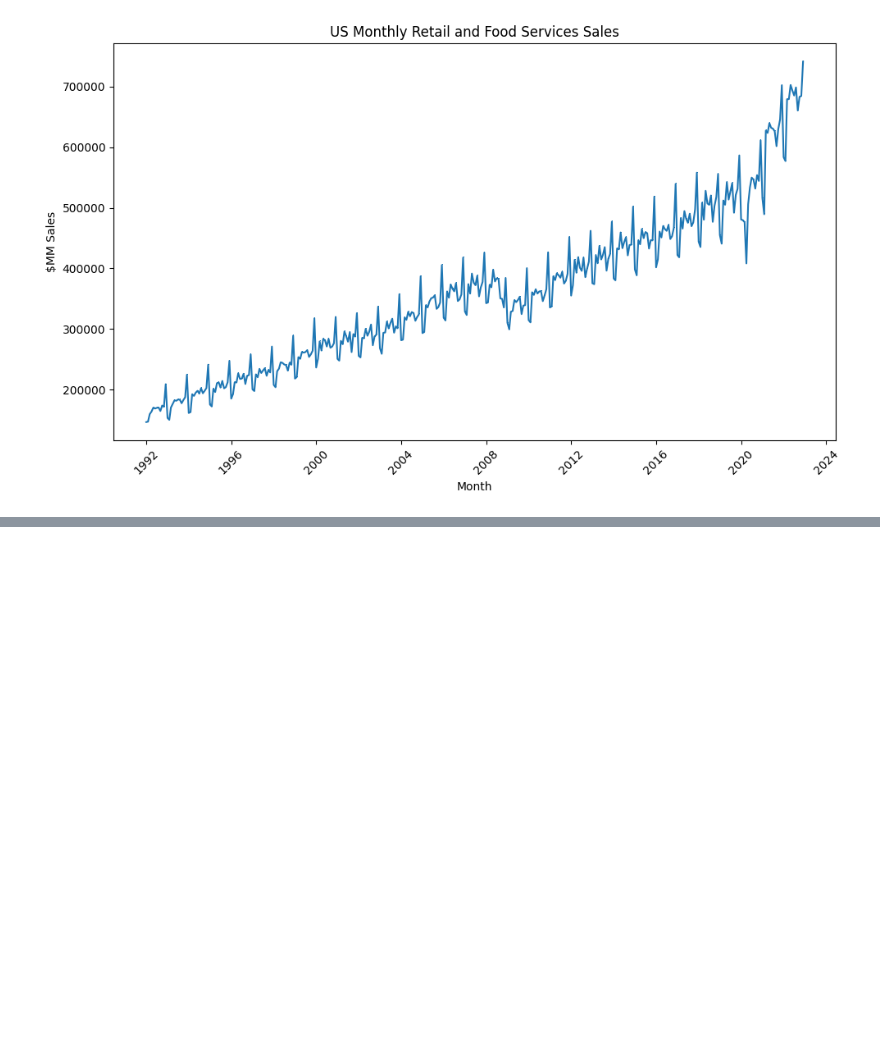
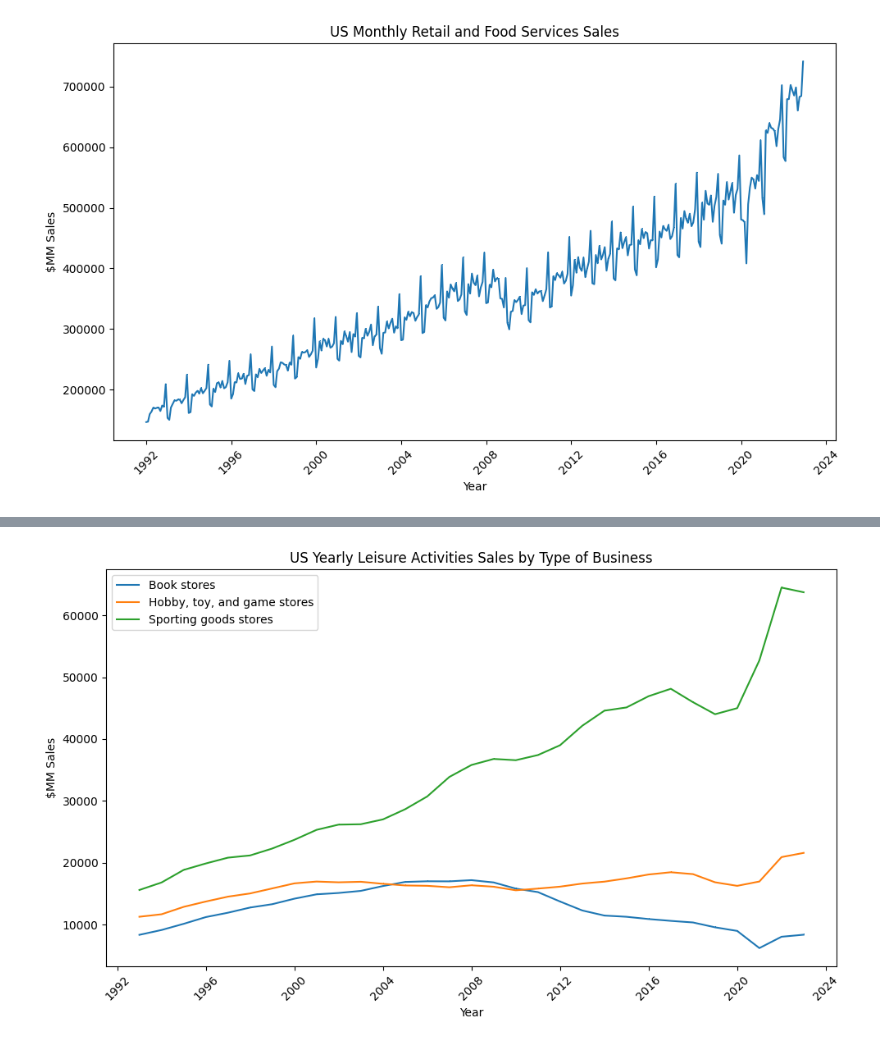
Before and after one commit to luizamfsantos/US-Retail-Sales-Data-Exploration, a Jupyter notebook: data_analysis.ipynb, the cells around one changed output, grey strips where cells are left out. Saved outputs shown, nothing was run; the diff lists cells and outputs as text; code cells hidden in the pictures; blank space fills up the shorter version.

```diff
--- a/data_analysis.ipynb
+++ b/data_analysis.ipynb
@@ -126,0 +200,27 @@ plt.show()
+# %%
+# Group data by "Kind of Business" and Aggregate yearly
+grouped_leisure_activities = leisure_activities.groupby(['Kind of Business', pd.Grouper(freq='A')]).sum()
+# Reset index to convert "Kind of Business" back to a column
+grouped_leisure_activities.reset_index(inplace=True)
+# %%
+
+# Plot the time series
+plt.figure(figsize=(10, 6))
+
+for name, group in grouped_leisure_activities.groupby('Kind of Business'):
+    plt.plot(group['Date'], group['Sales'], marker=',', linestyle='-', label=name)
+
+# Add labels and title
+plt.xlabel('Year')
+plt.ylabel('$MM Sales')
+plt.title('US Yearly Leisure Activities Sales by Type of Business')
+plt.legend()
+
+# Rotate x-axis labels for better readability (optional)
+plt.xticks(rotation=45)
+
+# Display the plot
+plt.tight_layout()
+plt.show()
+# %% [output]
+[figure, added]
```
Also changed, not shown: parts of 10 cells of this notebook, 1 other file.
